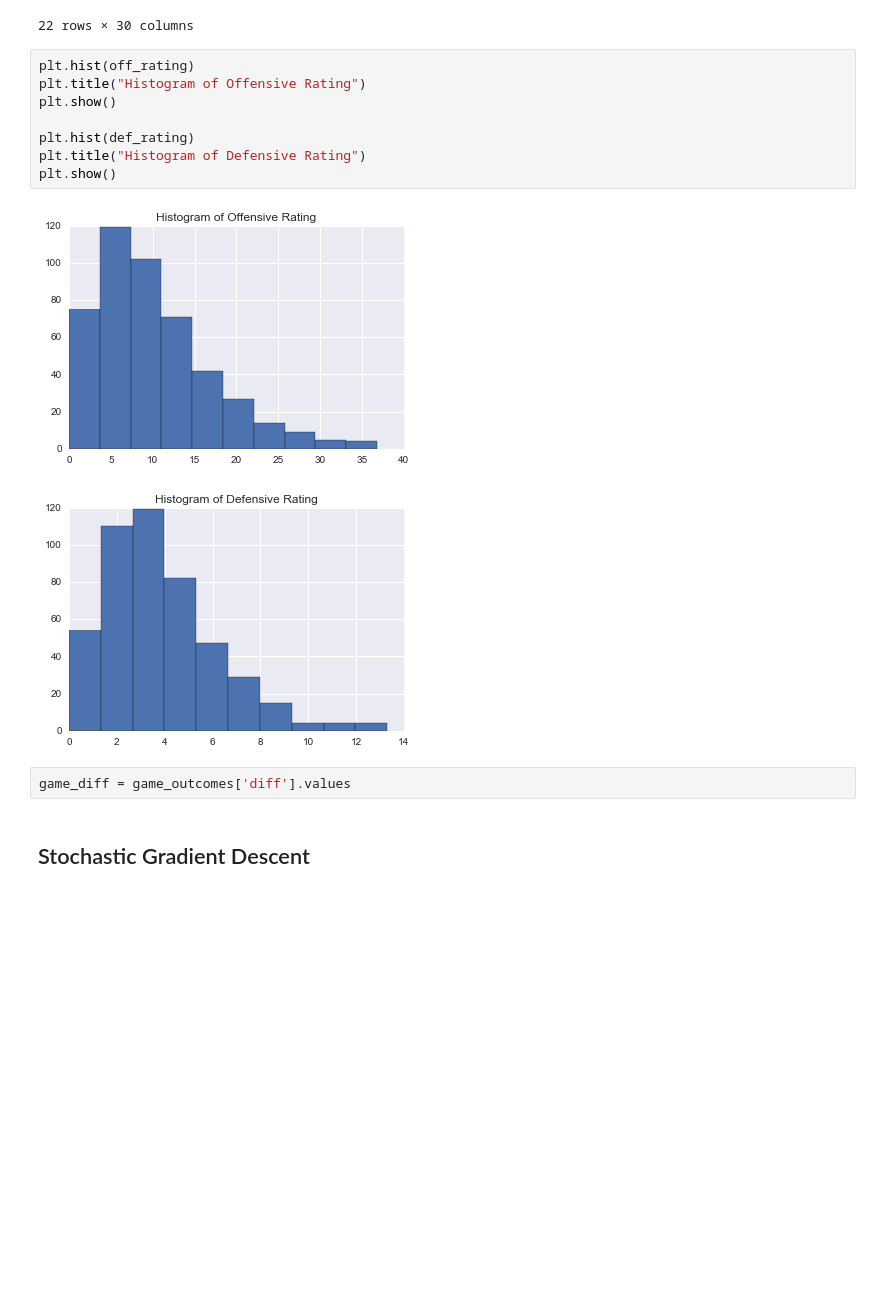
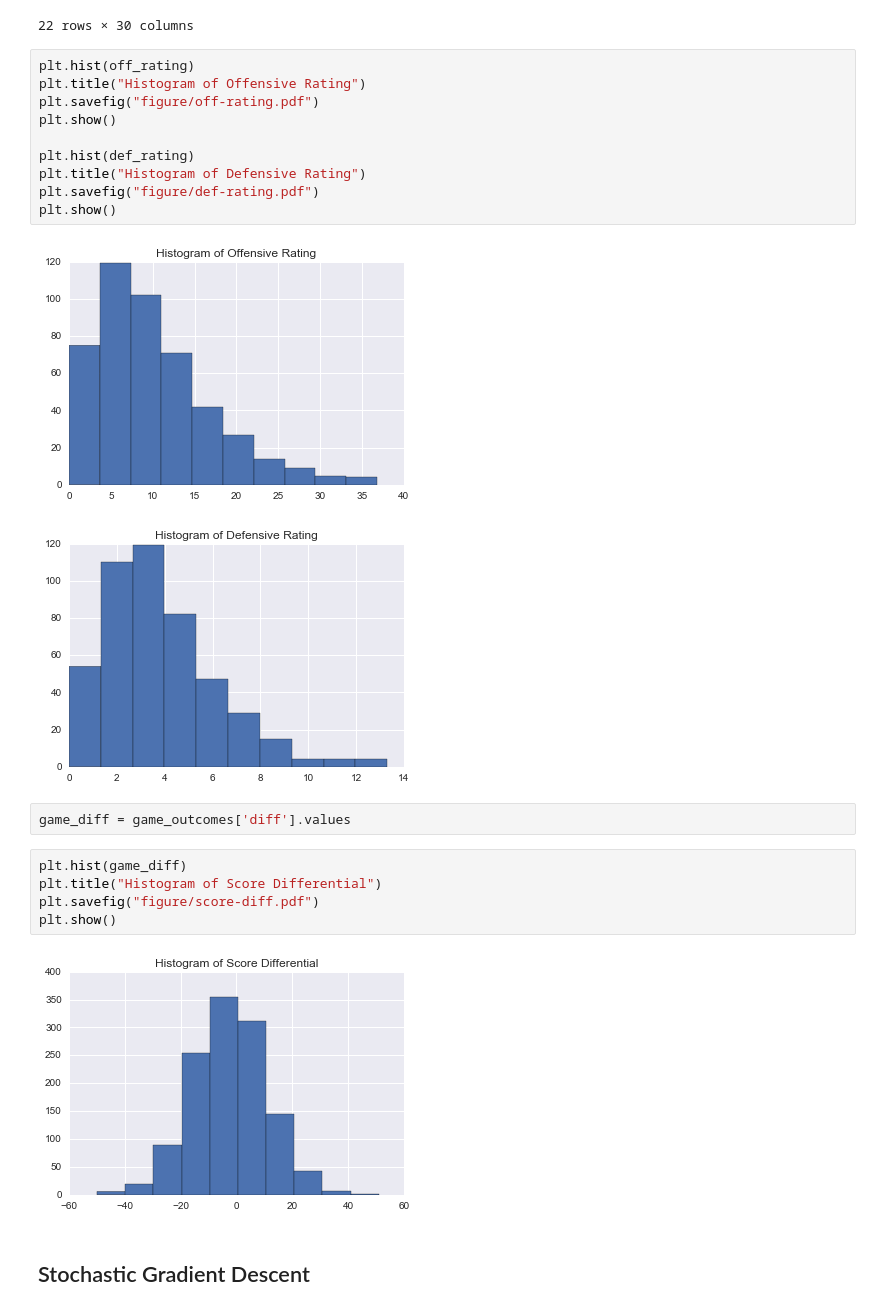
Before and after one commit to AM207Fantasy/am207, a Jupyter notebook: sgd.ipynb, the cells around one changed output. Drawn from its saved outputs; the diff is of its cells as text; blank space fills up the shorter version.

```diff
--- a/sgd.ipynb
+++ b/sgd.ipynb
@@ -116,16 +119,25 @@ player_info[player_info['PTS'] > 20]
 # %%
 plt.hist(off_rating)
 plt.title("Histogram of Offensive Rating")
+plt.savefig("figure/off-rating.pdf")
 plt.show()
 
 plt.hist(def_rating)
 plt.title("Histogram of Defensive Rating")
+plt.savefig("figure/def-rating.pdf")
 plt.show()
 # %% [output]
 [figure]
 [figure]
 # %%
 game_diff = game_outcomes['diff'].values
+# %%
+plt.hist(game_diff)
+plt.title("Histogram of Score Differential")
+plt.savefig("figure/score-diff.pdf")
+plt.show()
+# %% [output]
+[figure, added]
 # %% [markdown]
 ## Stochastic Gradient Descent
 # %%
```
Also changed, not shown: parts of 15 cells of this notebook.
